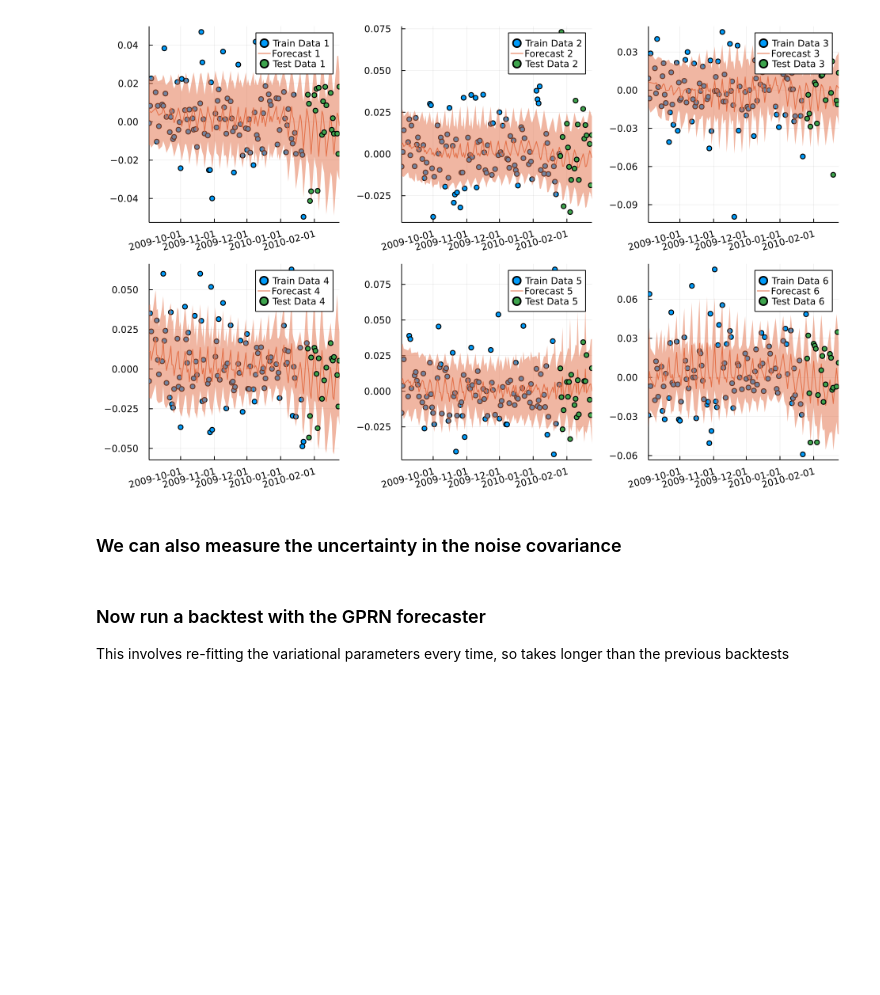
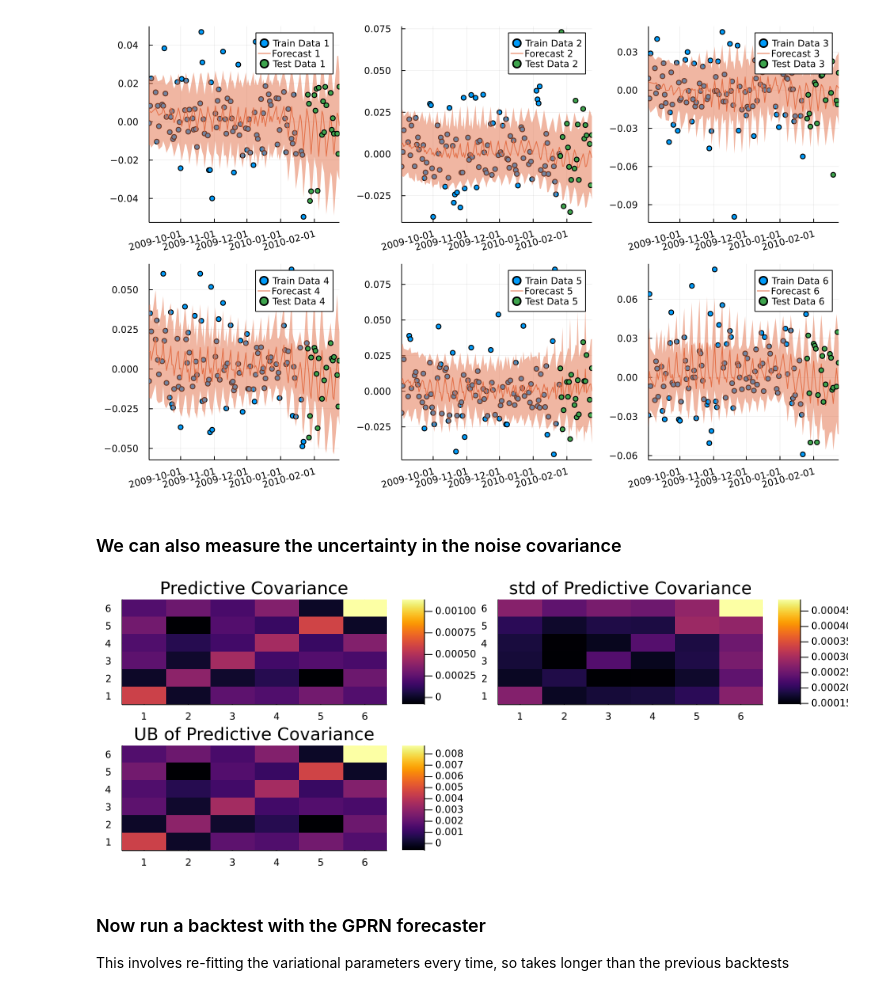
Before and after one commit to andrewrosemberg/PortfolioOpt.jl, a Jupyter notebook: examples/mean_variance_po/example_markowitz.ipynb, the cells around one changed output. Saved outputs shown, nothing was run; the diff lists cells and outputs as text; code cells hidden in the pictures; blank space fills up the shorter version.

```diff
--- a/examples/mean_variance_po/example_markowitz.ipynb
+++ b/examples/mean_variance_po/example_markowitz.ipynb
@@ -374,34 +374,41 @@ plot(plt..., size=(950, 600), xrotation = 15)
 #     return secondmoment
 # end
 
 # sample_noise_cov(p, latent_prediction::AbstractVector{<:AbstractMvNormal}, num_samps) = sample_noise_cov.((p, ), latent_prediction, (num_samps, ))
 
 function sample_cov(p, latent_prediction::AbstractMvNormal, num_samps)
     l = p.prior.lik
     predsamp = rand.(repeat([latent_prediction], num_samps))
     # the following is based on the specific form of the GPRNLikelihood from PrincipledRisk.jl
     F_cov = cov(latent_prediction)[1:l.latent_dim, 1:l.latent_dim] + Diagonal(l.latent_noise_scale)
     W_samp = map(p -> p[l.latent_dim+1:end] .+ l.additive_const, predsamp)  # sample the weights
     W_samp = reshape.(W_samp, l.output_dim, l.latent_dim)
     sample_cov = W_samp .* (F_cov, ) .* transpose.(W_samp) .+ (Diagonal(l.output_noise_scale), )
     return sample_cov
 end
 
 sample_cov(p, latent_prediction::AbstractVector{<:AbstractMvNormal}, num_samps) = sample_cov.((p, ), latent_prediction, (num_samps, ))
 
 
 # measure the uncertainty in the noise covariance at a single test point
 test_pred = predict_in_data_space(post, x_test[1:1], cubature);
 testcov_unnorm = cov(only(test_pred)) .* ystd^2;
 latent_predict = predict(post, x_test[1:1]);
 s_cov = sample_cov(post, latent_predict, 5000);
 s_cov_unnorm = s_cov .* ystd^2;
 # cov_mean = mean.(s_cov_unnorm);
 cov_std = std.(s_cov_unnorm);
 
+Matisless(cov_1,cov_2) = minimum(eigvals(cov_2 .- cov_1))>=0
+λ2 = (1:0.1:20)[findfirst((λ) -> all([Matisless(cov_aux, testcov_unnorm * λ) for cov_aux in s_cov_unnorm[1]]), 1:0.1:20)]
+biggest_cov = testcov_unnorm * λ2
+
 p1 = heatmap(testcov_unnorm, title="Predictive Covariance");
 p2 = heatmap(only(cov_std), title="std of Predictive Covariance");
-plot(p1, p2, size=(900, 350))
+p3 = heatmap(biggest_cov, title="SDP UB of Predictive Covariance");
+plot(p1, p2, p3, size=(900, 350))
+# %% [output]
+[figure, added]
 # %% [markdown]
 ### Now run a backtest with the GPRN forecaster
 This involves re-fitting the variational parameters every time, so takes longer than the previous backtests
```
Also changed, not shown: parts of 3 cells of this notebook.
